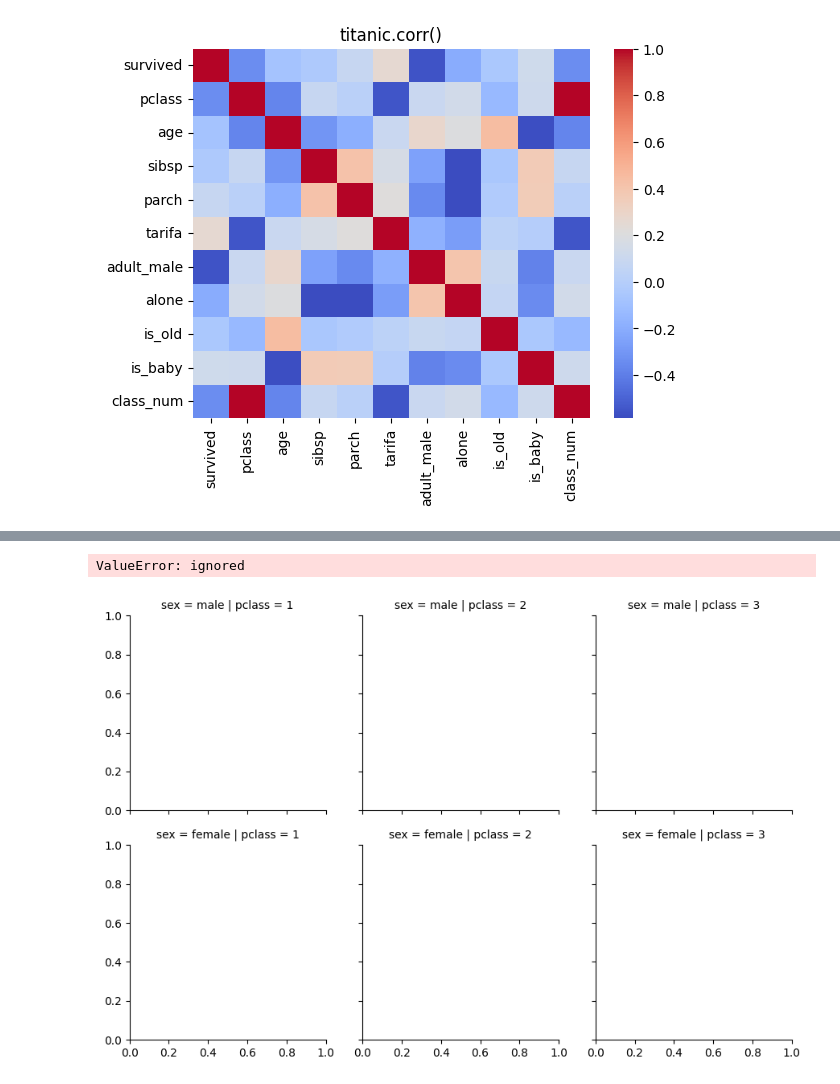
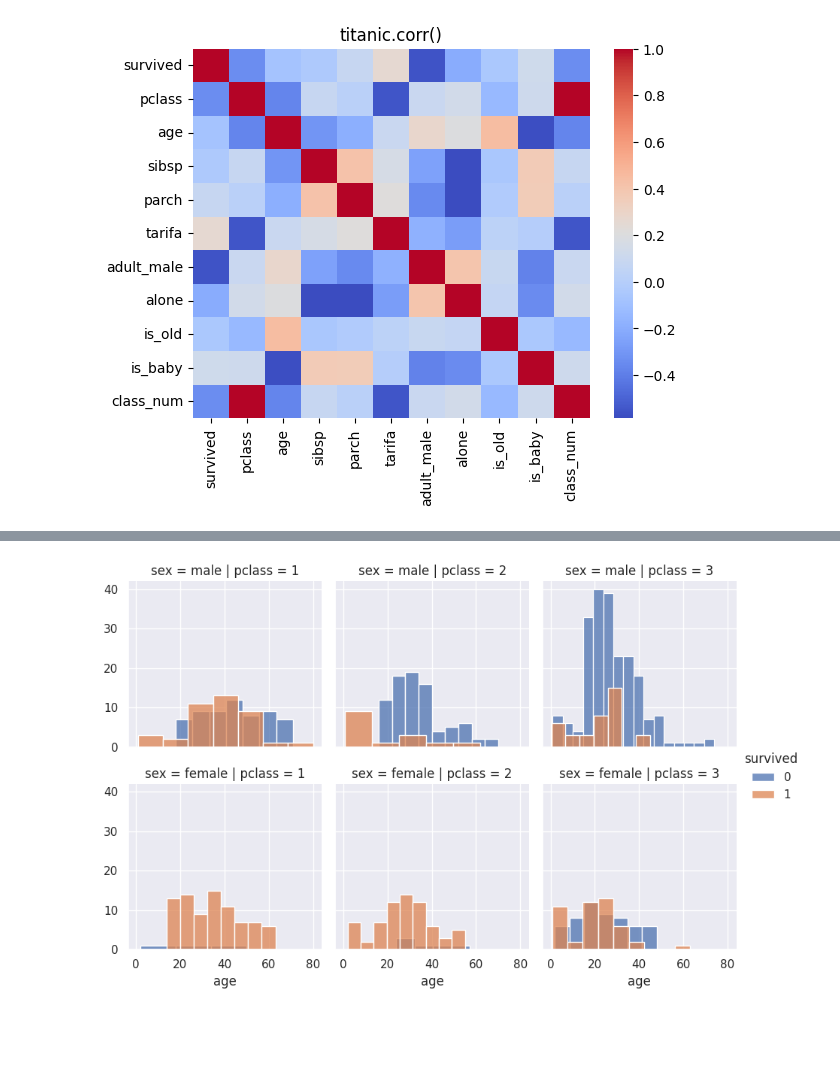
Before and after one commit to Lupeve/08MBID-Visualizacion-de-Datos, a Jupyter notebook: AG3_VIU.ipynb, the cells around one changed output, grey strips where cells are left out. Cells and saved outputs as stored; diff of their text form; code cells hidden in the pictures; blank space fills up the shorter version.

```diff
--- a/AG3_VIU.ipynb
+++ b/AG3_VIU.ipynb
@@ -158,11 +166,10 @@ Text(0.5, 1.0, 'titanic.corr()')
 # %%
 # Matriz de gráficos
-g = sns.FacetGrid(titanic, row='sex',col='pclass')
-g.map(sns.countplot, "age", hue="survived")
+
+g = sns.FacetGrid(titanic, row='sex',col='pclass', hue='survived')
+g.map_dataframe(sns.histplot, "age")
+g.add_legend()
+g.set_ylabels(label=None, clear_inner=True)
 plt.show()
-
-for ax in g.axes.flat:
-    ax.set_xticks(ax.get_xticks()[::20])
 # %% [output]
-ValueError: ignored
-[figure, old version]
+[figure, new version]
```
Also changed, not shown: parts of 1 cell of this notebook.
